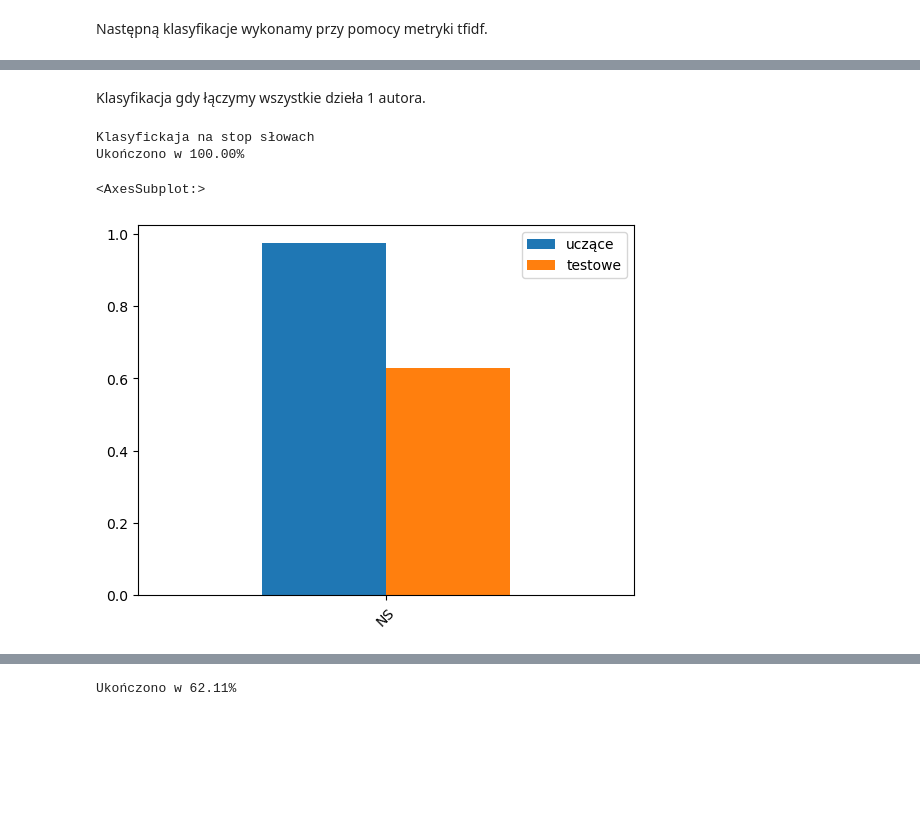
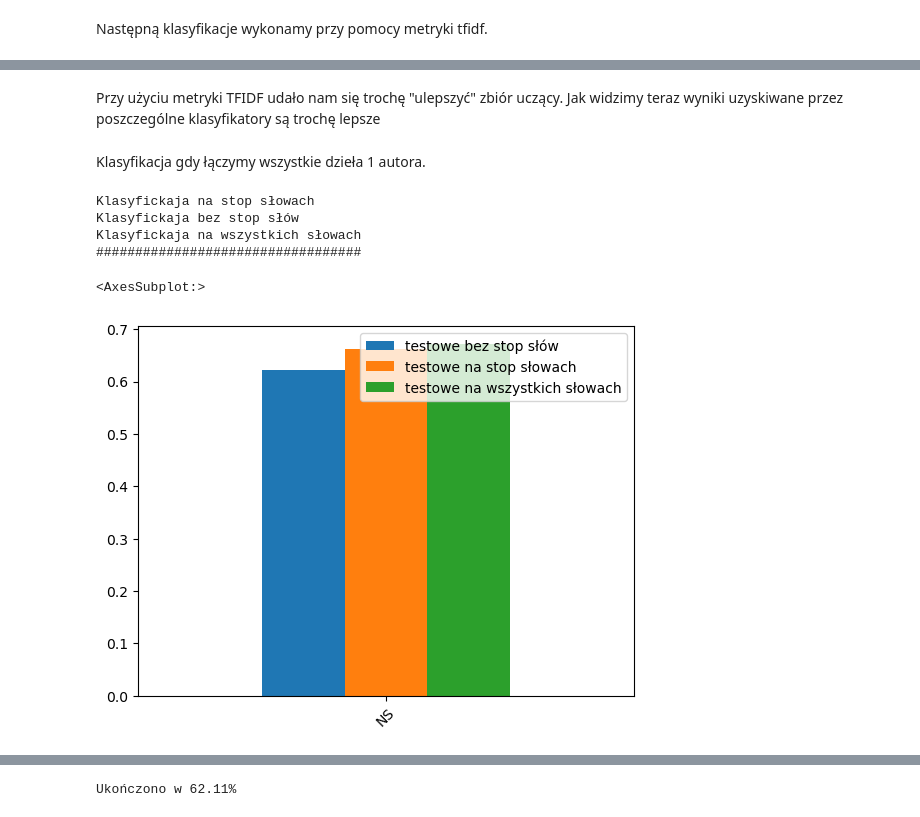
Before and after one commit to opprotossball/PRiAD-Project, a Jupyter notebook: Projekt.ipynb, the cells around one changed output, grey strips where cells are left out. Saved outputs shown, nothing was run; the diff lists cells and outputs as text; code cells hidden in the pictures; blank space fills up the shorter version.

```diff
--- a/Projekt.ipynb
+++ b/Projekt.ipynb
@@ -44,13 +44,13 @@ Juliusz Słowacki            8
 Wczytanie stop-słów:
 # %%
 delimeters = ["\\n", "'"]
-stop_word = []
+stop_word = set()
 with open("./stopyPL.txt", encoding="utf8") as f:
     for line in f:
         word = repr(line)
         for c in delimeters:
             word = word.replace(c, "")
-        stop_word.append(word)
+        stop_word.add(word)
 # %% [markdown]
 Projekt ten używa worka słów, który to przechowuje informacje na temat częstości występowania słów w danym dokumencie. Definiujemy tu dwie funckje jedna do standaryzacji słów tzn. usunięcia ewentualnych znaków graficznych takich jak kropka czy przecinek oraz ustawienie wielkości liter na małe aby słowa "Który" oraz "który" były zliczane jako to same słowo.
 Druga funkcja służy do budowania worka słów. Zlicza najpierw pojedyńcze przypadki wystąpień, a następnie zlicza częstość wystąpień danego słowa.
@@ -276,3 +276,4 @@ data1 = drop_threshold(data1, 50)
 data2 = load(files, mode=2)
 data2 = drop_threshold(data2, 50)
 data3 = pd.concat([data1.drop(columns=['labels']), data2], axis=1)
+data3 = drop_threshold(data3, 50)
@@ -459,7 +460,7 @@ def test_classifiers(df_o, tfidf_arg=False, NS=False, tries=100):
         res[name] = (sum_l/tries, sum_t/tries)
     respd = pd.DataFrame(res, index=["uczące", "testowe"])
 
-    return respd.T
+    return respd.T.sort_values(by='testowe')
 # %% [markdown]
 Najpierw wykonamy klasyfikacje wyłącznie używając częstości wystąpień danych słów w danym dziele:
 # %%
@@ -521,11 +542,19 @@ Ukończono w 100.00%
+# %% [markdown]
+Przy użyciu metryki TFIDF udało nam się trochę "ulepszyć" zbiór uczący. Jak widzimy teraz wyniki uzyskiwane przez poszczególne klasyfikatory są trochę lepsze
 # %% [markdown]
 Klasyfikacja gdy łączymy wszystkie dzieła 1 autora.
 # %%
 print("Klasyfickaja na stop słowach")
-respd2 = test_classifiers(data1, NS=True, tries=1000)
-respd2.plot(kind='bar', rot = 45)
+respdNS1 = test_classifiers(data1, NS=True, tries=1000)
+print("Klasyfickaja bez stop słów")
+respdNS2 = test_classifiers(data2, NS=True, tries=1000)
+print("Klasyfickaja na wszystkich słowach")
+respdNS3 = test_classifiers(data3, NS=True, tries=1000)
+print("##################################")
 # %% [output]
 Klasyfickaja na stop słowach
-Ukończono w 100.00%
+Klasyfickaja bez stop słów
+Klasyfickaja na wszystkich słowach
+##################################
 <AxesSubplot:>
-[figure, old version]
+[figure, new version]
```
Also changed, not shown: parts of 51 cells of this notebook.
